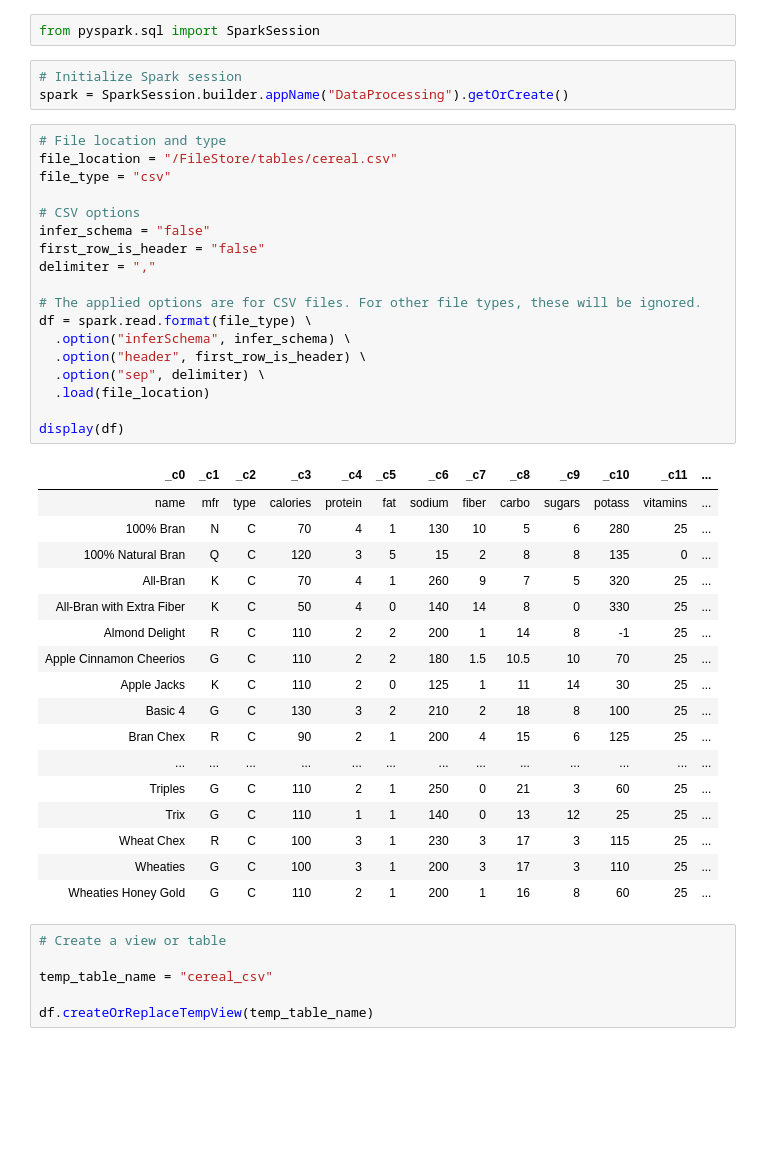
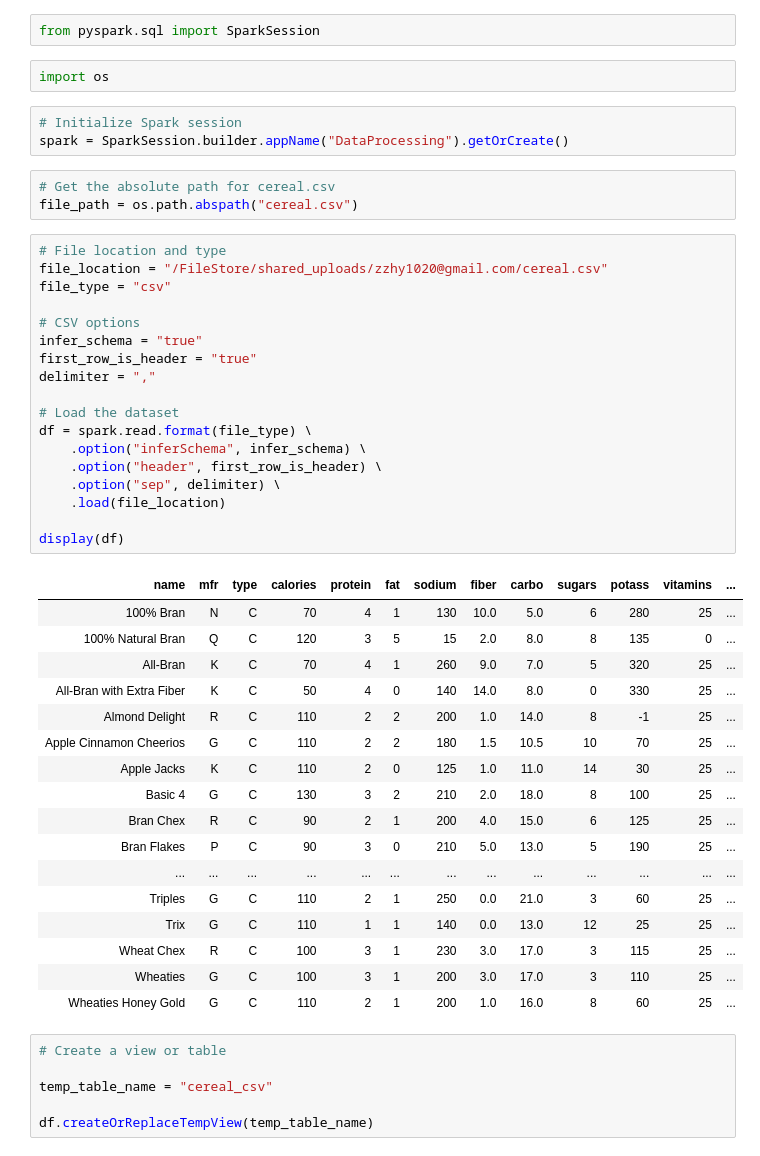
Before and after one commit to therealzella/IDS706_PySpark_Data_Processing, a Jupyter notebook: IDS706_PySpark_Data_Processing_Assignment.ipynb, the cells around one changed output. Cells and saved outputs as stored; diff of their text form; blank space fills up the shorter version.

```diff
--- a/IDS706_PySpark_Data_Processing_Assignment.ipynb
+++ b/IDS706_PySpark_Data_Processing_Assignment.ipynb
@@ -1,44 +1,49 @@
 # %%
 from pyspark.sql import SparkSession
+# %%
+import os
 # %%
 # Initialize Spark session
 spark = SparkSession.builder.appName("DataProcessing").getOrCreate()
+# %%
+# Get the absolute path for cereal.csv
+file_path = os.path.abspath("cereal.csv")
 # %%
 # File location and type
-file_location = "/FileStore/tables/cereal.csv"
+file_location = "/FileStore/shared_uploads/zzhy1020@gmail.com/cereal.csv"
 file_type = "csv"
 
 # CSV options
-infer_schema = "false"
-first_row_is_header = "false"
+infer_schema = "true"
+first_row_is_header = "true"
 delimiter = ","
 
-# The applied options are for CSV files. For other file types, these will be ignored.
+# Load the dataset
 df = spark.read.format(file_type) \
-  .option("inferSchema", infer_schema) \
-  .option("header", first_row_is_header) \
-  .option("sep", delimiter) \
-  .load(file_location)
+    .option("inferSchema", infer_schema) \
+    .option("header", first_row_is_header) \
+    .option("sep", delimiter) \
+    .load(file_location)
 
 display(df)
 # %% [output]
-| _c0 | _c1 | _c2 | _c3 | _c4 | _c5 | _c6 | _c7 | _c8 | _c9 | _c10 | _c11 | ... |
 | name | mfr | type | calories | protein | fat | sodium | fiber | carbo | sugars | potass | vitamins | ... |
-| 100% Bran | N | C | 70 | 4 | 1 | 130 | 10 | 5 | 6 | 280 | 25 | ... |
-| 100% Natural Bran | Q | C | 120 | 3 | 5 | 15 | 2 | 8 | 8 | 135 | 0 | ... |
-| All-Bran | K | C | 70 | 4 | 1 | 260 | 9 | 7 | 5 | 320 | 25 | ... |
-| All-Bran with Extra Fiber | K | C | 50 | 4 | 0 | 140 | 14 | 8 | 0 | 330 | 25 | ... |
-| Almond Delight | R | C | 110 | 2 | 2 | 200 | 1 | 14 | 8 | -1 | 25 | ... |
+| 100% Bran | N | C | 70 | 4 | 1 | 130 | 10.0 | 5.0 | 6 | 280 | 25 | ... |
+| 100% Natural Bran | Q | C | 120 | 3 | 5 | 15 | 2.0 | 8.0 | 8 | 135 | 0 | ... |
+| All-Bran | K | C | 70 | 4 | 1 | 260 | 9.0 | 7.0 | 5 | 320 | 25 | ... |
+| All-Bran with Extra Fiber | K | C | 50 | 4 | 0 | 140 | 14.0 | 8.0 | 0 | 330 | 25 | ... |
+| Almond Delight | R | C | 110 | 2 | 2 | 200 | 1.0 | 14.0 | 8 | -1 | 25 | ... |
 | Apple Cinnamon Cheerios | G | C | 110 | 2 | 2 | 180 | 1.5 | 10.5 | 10 | 70 | 25 | ... |
-| Apple Jacks | K | C | 110 | 2 | 0 | 125 | 1 | 11 | 14 | 30 | 25 | ... |
-| Basic 4 | G | C | 130 | 3 | 2 | 210 | 2 | 18 | 8 | 100 | 25 | ... |
-| Bran Chex | R | C | 90 | 2 | 1 | 200 | 4 | 15 | 6 | 125 | 25 | ... |
+| Apple Jacks | K | C | 110 | 2 | 0 | 125 | 1.0 | 11.0 | 14 | 30 | 25 | ... |
+| Basic 4 | G | C | 130 | 3 | 2 | 210 | 2.0 | 18.0 | 8 | 100 | 25 | ... |
+| Bran Chex | R | C | 90 | 2 | 1 | 200 | 4.0 | 15.0 | 6 | 125 | 25 | ... |
+| Bran Flakes | P | C | 90 | 3 | 0 | 210 | 5.0 | 13.0 | 5 | 190 | 25 | ... |
 | ... | ... | ... | ... | ... | ... | ... | ... | ... | ... | ... | ... | ... |
-| Triples | G | C | 110 | 2 | 1 | 250 | 0 | 21 | 3 | 60 | 25 | ... |
-| Trix | G | C | 110 | 1 | 1 | 140 | 0 | 13 | 12 | 25 | 25 | ... |
-| Wheat Chex | R | C | 100 | 3 | 1 | 230 | 3 | 17 | 3 | 115 | 25 | ... |
-| Wheaties | G | C | 100 | 3 | 1 | 200 | 3 | 17 | 3 | 110 | 25 | ... |
-| Wheaties Honey Gold | G | C | 110 | 2 | 1 | 200 | 1 | 16 | 8 | 60 | 25 | ... |
+| Triples | G | C | 110 | 2 | 1 | 250 | 0.0 | 21.0 | 3 | 60 | 25 | ... |
+| Trix | G | C | 110 | 1 | 1 | 140 | 0.0 | 13.0 | 12 | 25 | 25 | ... |
+| Wheat Chex | R | C | 100 | 3 | 1 | 230 | 3.0 | 17.0 | 3 | 115 | 25 | ... |
+| Wheaties | G | C | 100 | 3 | 1 | 200 | 3.0 | 17.0 | 3 | 110 | 25 | ... |
+| Wheaties Honey Gold | G | C | 110 | 2 | 1 | 200 | 1.0 | 16.0 | 8 | 60 | 25 | ... |
 # %%
 # Create a view or table
 
```
Also changed, not shown: parts of 3 cells of this notebook.
